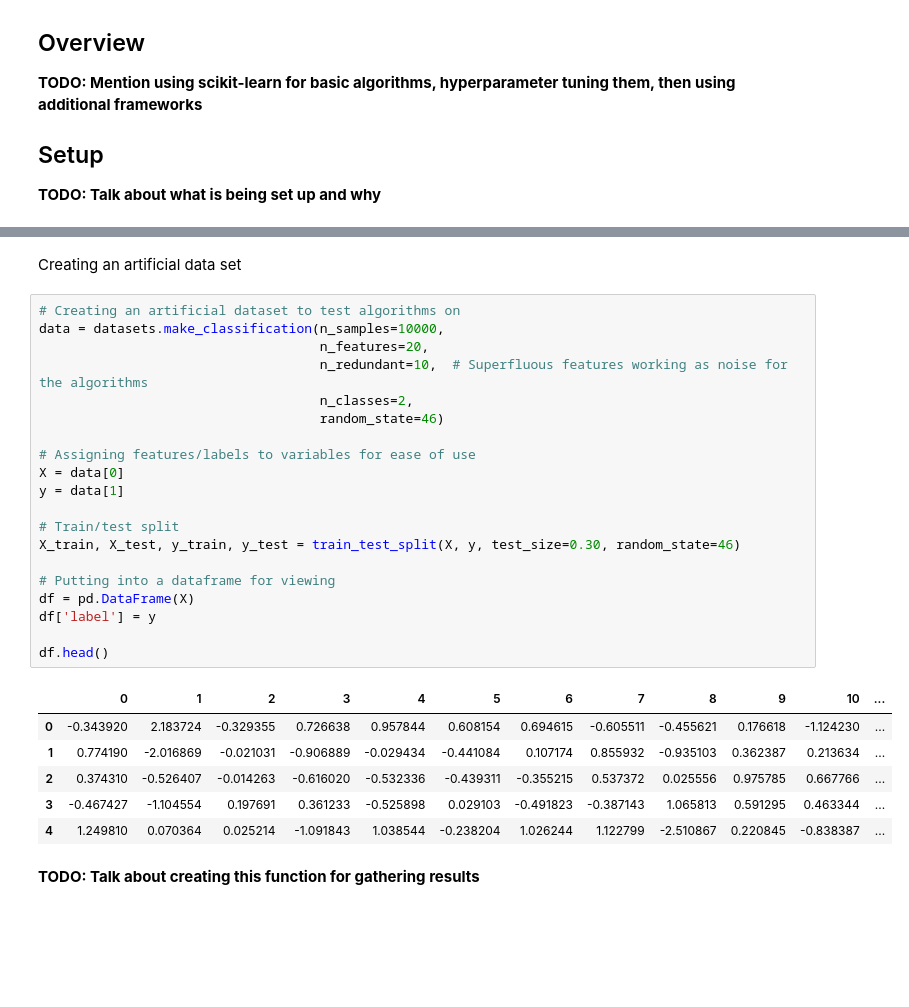
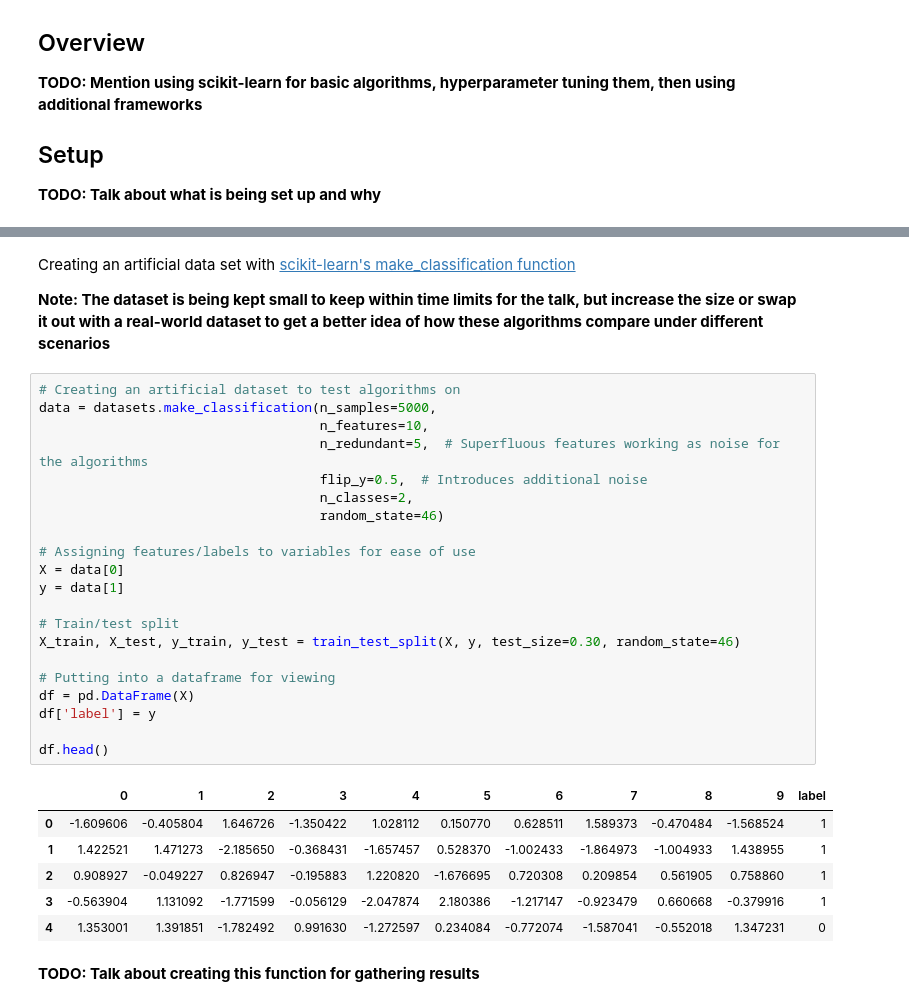
Before and after one commit to JeffMacaluso/Talks, a Jupyter notebook: EnsembleMethods/EnsembleMethods.ipynb, the cells around one changed output, grey strips where cells are left out. Drawn from its saved outputs; the diff is of its cells as text; blank space fills up the shorter version.

```diff
--- a/EnsembleMethods/EnsembleMethods.ipynb
+++ b/EnsembleMethods/EnsembleMethods.ipynb
@@ -50,35 +50,38 @@ OS: win32
 Python: 3.5.5 | packaged by conda-forge | (default, Apr  6 2018, 16:03:44) [MSC v.1900 64 bit (AMD64)]
 NumPy: 1.12.1
 Pandas: 0.23.1
-# %% [markdown]
-Creating an artificial data set
+# %% [markdown]
+Creating an artificial data set with [scikit-learn's make_classification function](http://scikit-learn.org/stable/modules/generated/sklearn.datasets.make_classification.html)
+
+**Note: The dataset is being kept small to keep within time limits for the talk, but increase the size or swap it out with a real-world dataset to get a better idea of how these algorithms compare under different scenarios**
 # %%
 # Creating an artificial dataset to test algorithms on
-data = datasets.make_classification(n_samples=10000,
-                                    n_features=20,
-                                    n_redundant=10,  # Superfluous features working as noise for the algorithms
+data = datasets.make_classification(n_samples=5000,
+                                    n_features=10,
+                                    n_redundant=5,  # Superfluous features working as noise for the algorithms
+                                    flip_y=0.5,  # Introduces additional noise
                                     n_classes=2,
                                     random_state=46)
 
 # Assigning features/labels to variables for ease of use
 X = data[0]
 y = data[1]
 
 # Train/test split
 X_train, X_test, y_train, y_test = train_test_split(X, y, test_size=0.30, random_state=46)
 
 # Putting into a dataframe for viewing
 df = pd.DataFrame(X)
 df['label'] = y
 
 df.head()
 # %% [output]
-|  | 0 | 1 | 2 | 3 | 4 | 5 | 6 | 7 | 8 | 9 | 10 | ... |
-| 0 | -0.343920 | 2.183724 | -0.329355 | 0.726638 | 0.957844 | 0.608154 | 0.694615 | -0.605511 | -0.455621 | 0.176618 | -1.124230 | ... |
-| 1 | 0.774190 | -2.016869 | -0.021031 | -0.906889 | -0.029434 | -0.441084 | 0.107174 | 0.855932 | -0.935103 | 0.362387 | 0.213634 | ... |
-| 2 | 0.374310 | -0.526407 | -0.014263 | -0.616020 | -0.532336 | -0.439311 | -0.355215 | 0.537372 | 0.025556 | 0.975785 | 0.667766 | ... |
-| 3 | -0.467427 | -1.104554 | 0.197691 | 0.361233 | -0.525898 | 0.029103 | -0.491823 | -0.387143 | 1.065813 | 0.591295 | 0.463344 | ... |
-| 4 | 1.249810 | 0.070364 | 0.025214 | -1.091843 | 1.038544 | -0.238204 | 1.026244 | 1.122799 | -2.510867 | 0.220845 | -0.838387 | ... |
+|  | 0 | 1 | 2 | 3 | 4 | 5 | 6 | 7 | 8 | 9 | label |
+| 0 | -1.609606 | -0.405804 | 1.646726 | -1.350422 | 1.028112 | 0.150770 | 0.628511 | 1.589373 | -0.470484 | -1.568524 | 1 |
+| 1 | 1.422521 | 1.471273 | -2.185650 | -0.368431 | -1.657457 | 0.528370 | -1.002433 | -1.864973 | -1.004933 | 1.438955 | 1 |
+| 2 | 0.908927 | -0.049227 | 0.826947 | -0.195883 | 1.220820 | -1.676695 | 0.720308 | 0.209854 | 0.561905 | 0.758860 | 1 |
+| 3 | -0.563904 | 1.131092 | -1.771599 | -0.056129 | -2.047874 | 2.180386 | -1.217147 | -0.923479 | 0.660668 | -0.379916 | 1 |
+| 4 | 1.353001 | 1.391851 | -1.782492 | 0.991630 | -1.272597 | 0.234084 | -0.772074 | -1.587041 | -0.552018 | 1.347231 | 0 |
 # %% [markdown]
 **TODO: Talk about creating this function for gathering results**
 # %%
```
Also changed, not shown: parts of 25 cells of this notebook.
